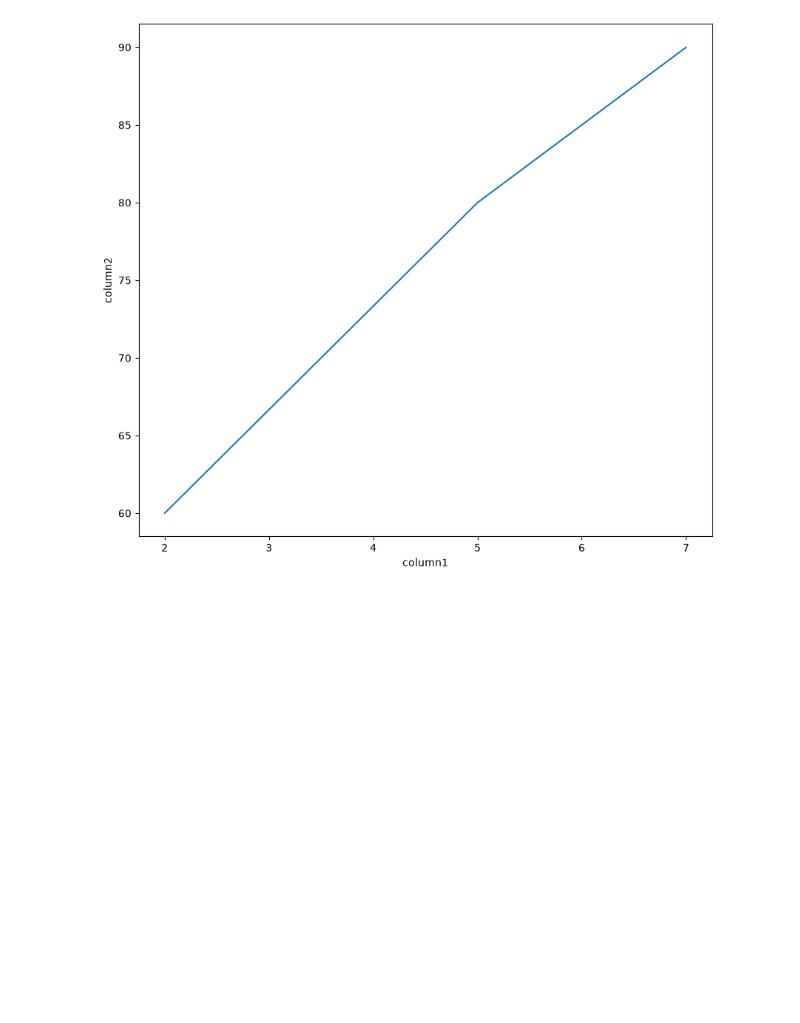
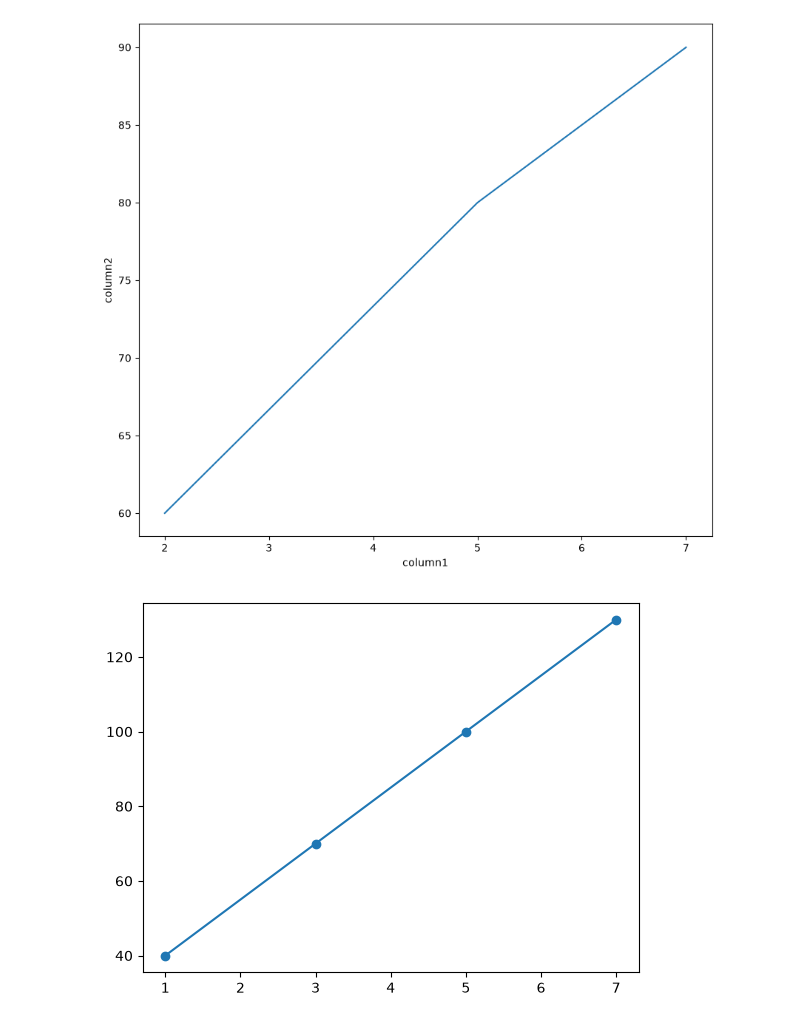
Before and after one commit to ProgrammerRez/Kings_BS_AI, a Jupyter notebook: Semester_1_Projects/ML/Class-Monday-26-10.ipynb, the cells around one changed output. Saved outputs shown, nothing was run; the diff lists cells and outputs as text; code cells hidden in the pictures; blank space fills up the shorter version.

```diff
--- a/Semester_1_Projects/ML/Class-Monday-26-10.ipynb
+++ b/Semester_1_Projects/ML/Class-Monday-26-10.ipynb
@@ -33,3 +33,11 @@ plt.plot()
 # %% [output]
 []
 [figure]
+# %%
+hours = [1, 3, 5 ,7]
+scores = [40, 70, 100, 130]
+
+plt.plot(hours, scores, marker="o")
+plt.show()
+# %% [output]
+[figure, added]
```
Also changed, not shown: parts of 3 cells of this notebook, 6 other files.
